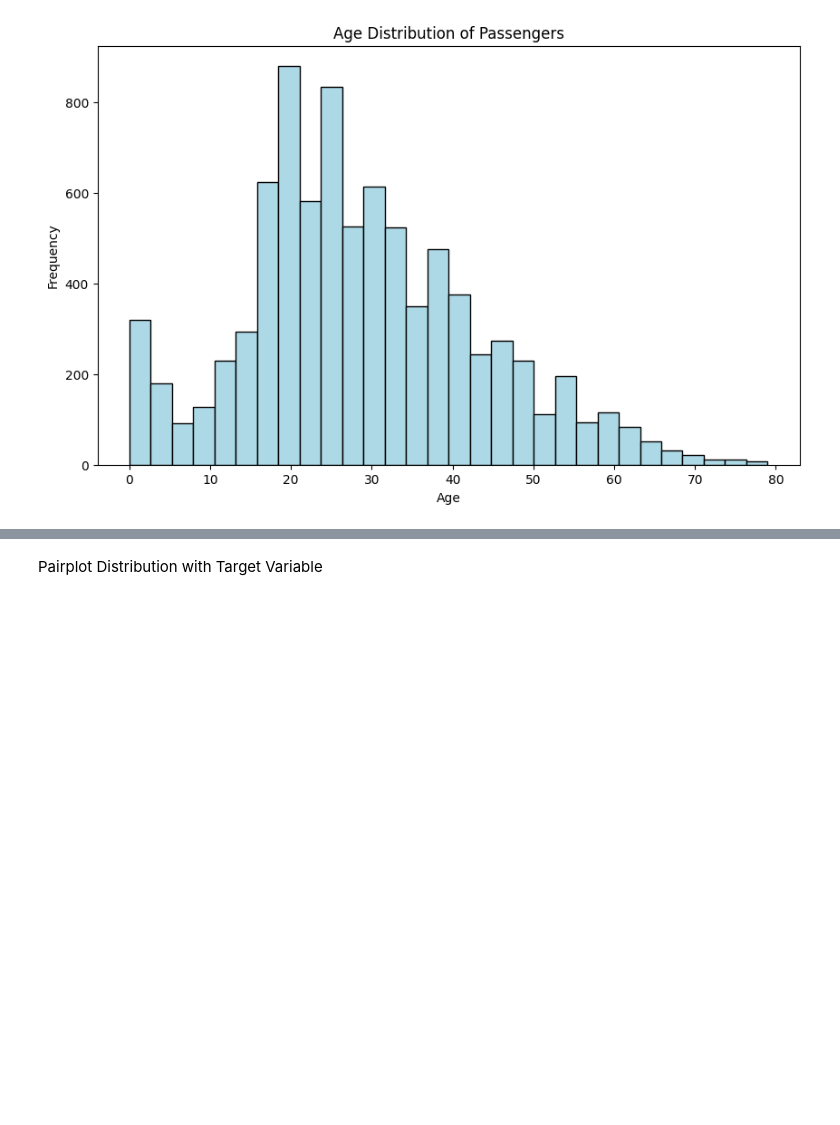
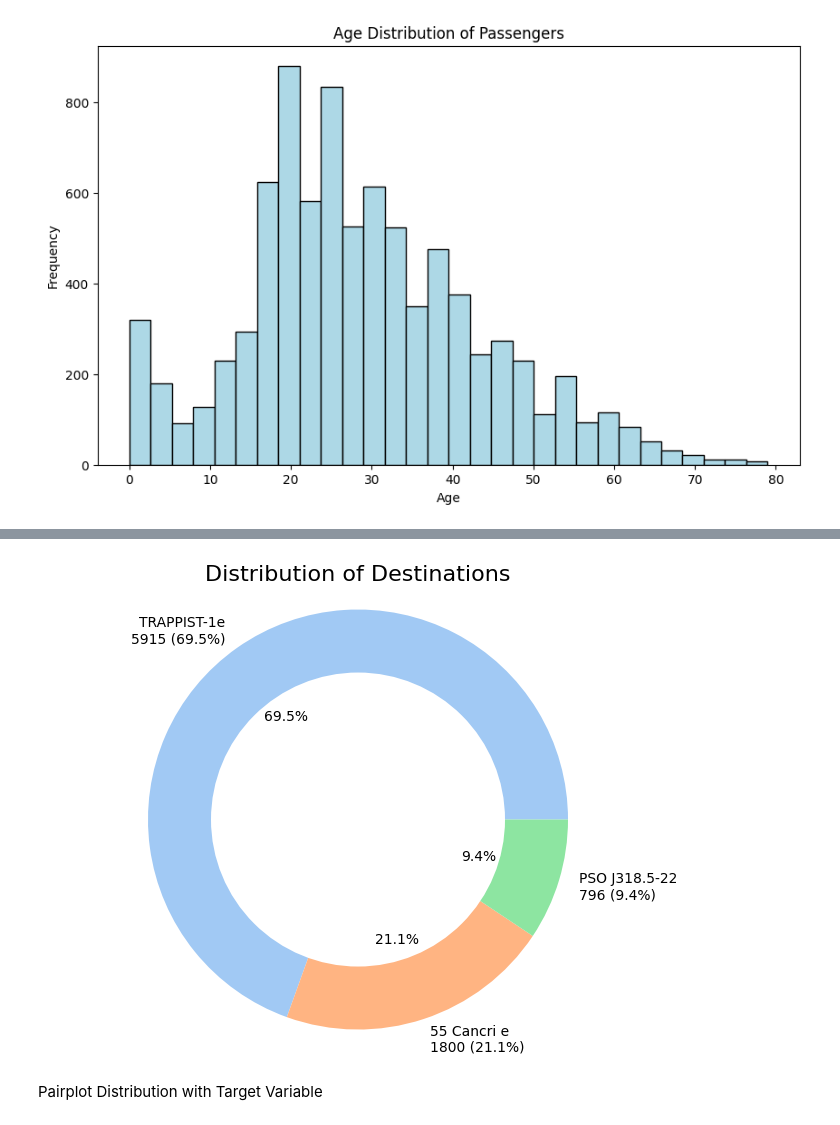
Before and after one commit to 7PAM2015-0509-2023-GROUP5/Kaggle_Challenge, a Jupyter notebook: Kaggle_Challenge_Notebook.ipynb, the cells around one changed output, grey strips where cells are left out. Cells and saved outputs as stored; diff of their text form; code cells hidden in the pictures; blank space fills up the shorter version.

```diff
--- a/Kaggle_Challenge_Notebook.ipynb
+++ b/Kaggle_Challenge_Notebook.ipynb
@@ -150,3 +188,30 @@ plt.show()
+# %%
+# Defined and contains the 'Destination' column
+destination_counts = df_train['Destination'].value_counts()
+
+# Create labels with percentage
+percentages = destination_counts.values / destination_counts.sum() * 100
+labels = [f'{destination_counts.index[i]}\n{destination_counts.values[i]} ({percentages[i]:.1f}%)' for i in range(len(destination_counts))]
+
+# Create a pie chart using Matplotlib and Seaborn colors
+plt.figure(figsize=(8, 6))
+plt.pie(destination_counts.values, labels=labels, autopct='%1.1f%%', startangle=0, colors=sns.color_palette('pastel'))
+
+# Draw a white circle at the center to create the donut hole effect
+centre_circle = plt.Circle((0,0),0.70,fc='white')
+fig = plt.gcf()
+fig.gca().add_artist(centre_circle)
+
+# Add title
+plt.title('Distribution of Destinations', fontsize=16)
+
+# Equal aspect ratio ensures that pie is drawn as a circle
+plt.axis('equal')
+
+# Show plot
+plt.show()
+# %% [output]
+[figure, added]
 # %% [markdown]
 Pairplot Distribution with Target Variable
 # %%
```
Also changed, not shown: parts of 38 cells of this notebook.
